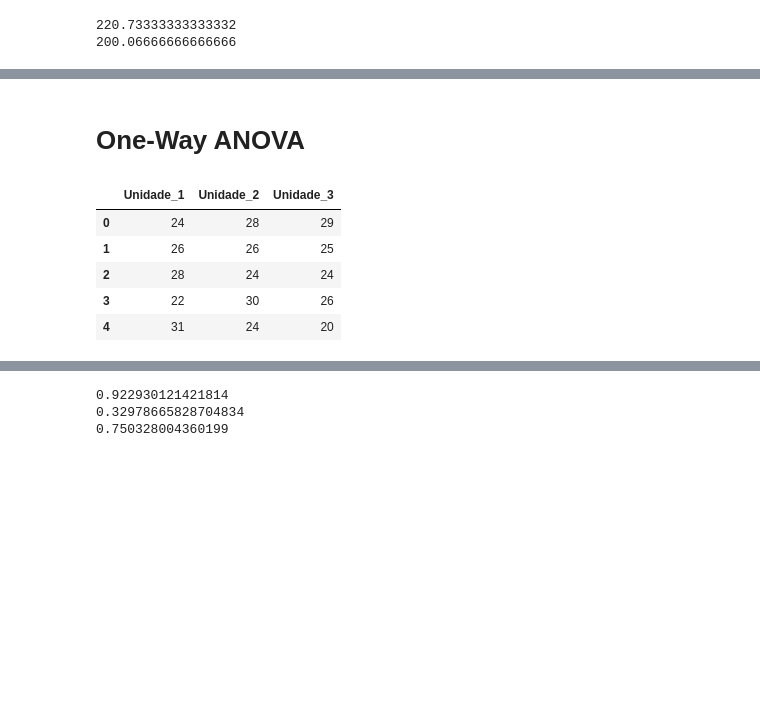
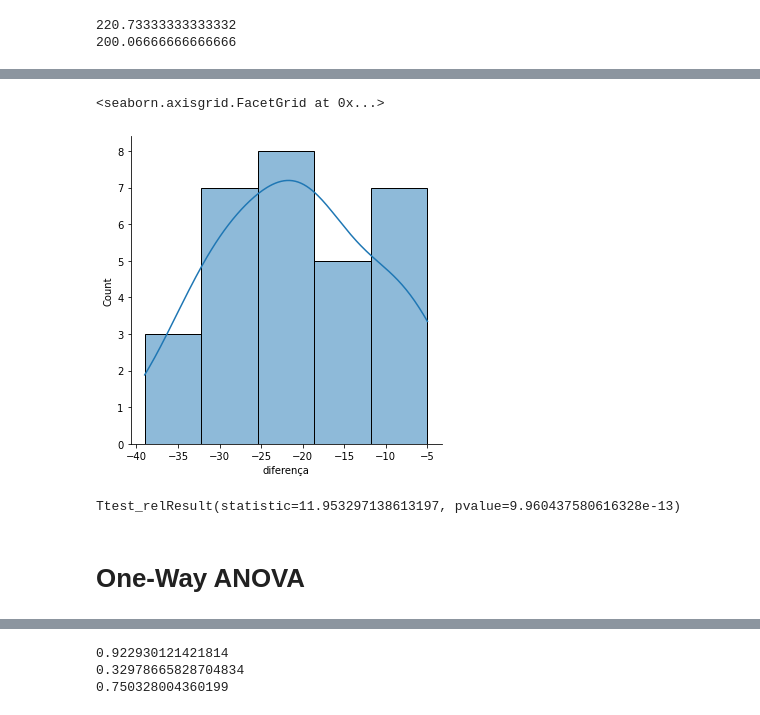
Before and after one commit to GCabral95/Estatistica, a Jupyter notebook: Teste de Hipótese - Duas Amostras.ipynb, the cells around one changed output, grey strips where cells are left out. Saved outputs shown, nothing was run; the diff lists cells and outputs as text; code cells hidden in the pictures; blank space fills up the shorter version.

```diff
--- a/Teste de Hipótese - Duas Amostras.ipynb
+++ b/Teste de Hipótese - Duas Amostras.ipynb
@@ -120,3 +140,18 @@ Ttest_relResult(statistic=11.953297138613197, pvalue=9.960437580616328e-13)
+# %%
+df['diferença'] = df['Depois'] - df['Antes'] #observar a variável pela diferença entre os momentos
+# %%
+#plotando a diferença de cada par de observação
+sns.displot(df["diferença"], bins=5, kde=True)
+#Mais uma evidência de que deve haver uma diferença pelo tratamento, dado que a diferença esta bem centrada em valores negativos
+# %% [output]
+<seaborn.axisgrid.FacetGrid at 0x...>
+[figure, added]
+# %%
+#Aplicamos o teste T de forma bicaudal e com H0 sendo médias iguais
+stats.ttest_rel(df['Antes'],df['Depois'],alternative='two-sided')
+# Como p-value < 0.05, rejeitamos a hipótese nula, ou seja, as médias dos métodos X e Y são diferentes
+# %% [output]
+Ttest_relResult(statistic=11.953297138613197, pvalue=9.960437580616328e-13)
 # %% [markdown]
 # One-Way ANOVA
 # %%
@@ -125,13 +160,3 @@ from scipy.stats import f_oneway
 dados = {'Unidade_1':[24,26,28,22,31,25,27,28,30,21,20,24],
         'Unidade_2':[28,26,24,30,24,27,25,29,30,27,26,25],
         'Unidade_3':[29,25,24,26,20,22,22,27,20,26,24,25]}
-# %%
-df = pd.DataFrame(dados)
-df.head()
-# %% [output]
-|  | Unidade_1 | Unidade_2 | Unidade_3 |
-| 0 | 24 | 28 | 29 |
-| 1 | 26 | 26 | 25 |
-| 2 | 28 | 24 | 24 |
-| 3 | 22 | 30 | 26 |
-| 4 | 31 | 24 | 20 |
```
Also changed, not shown: parts of 49 cells of this notebook.
